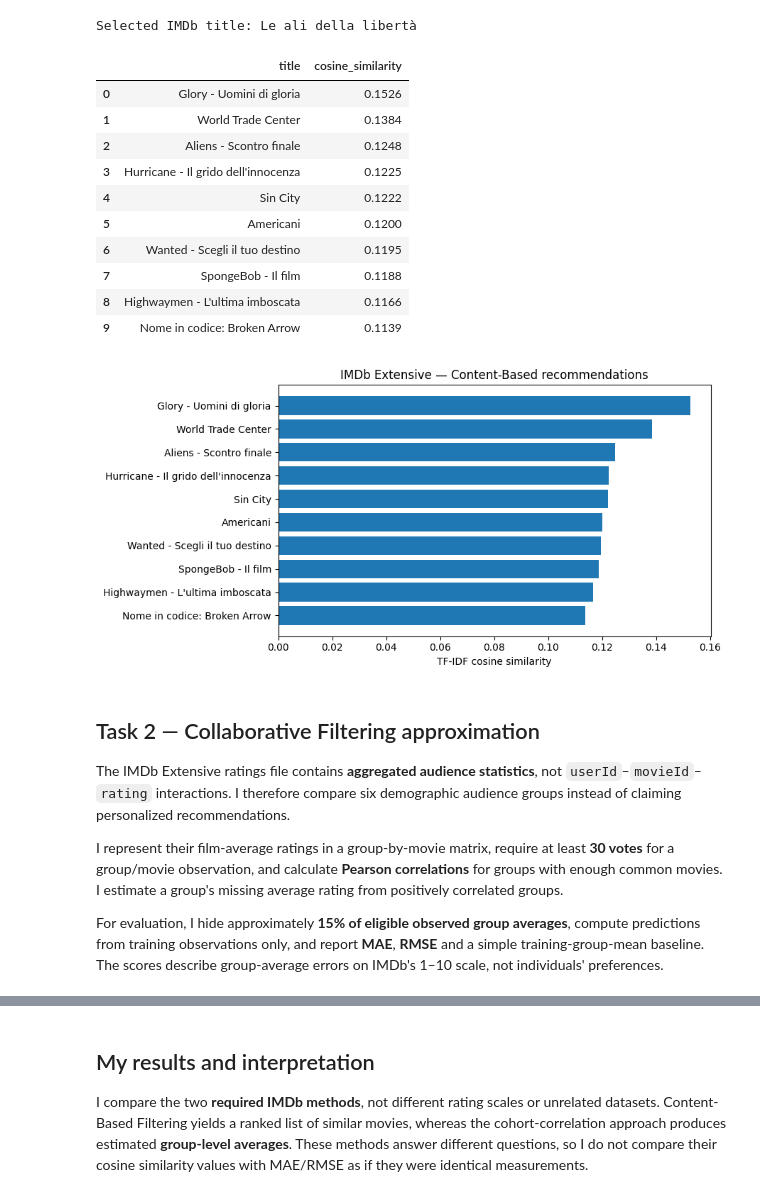
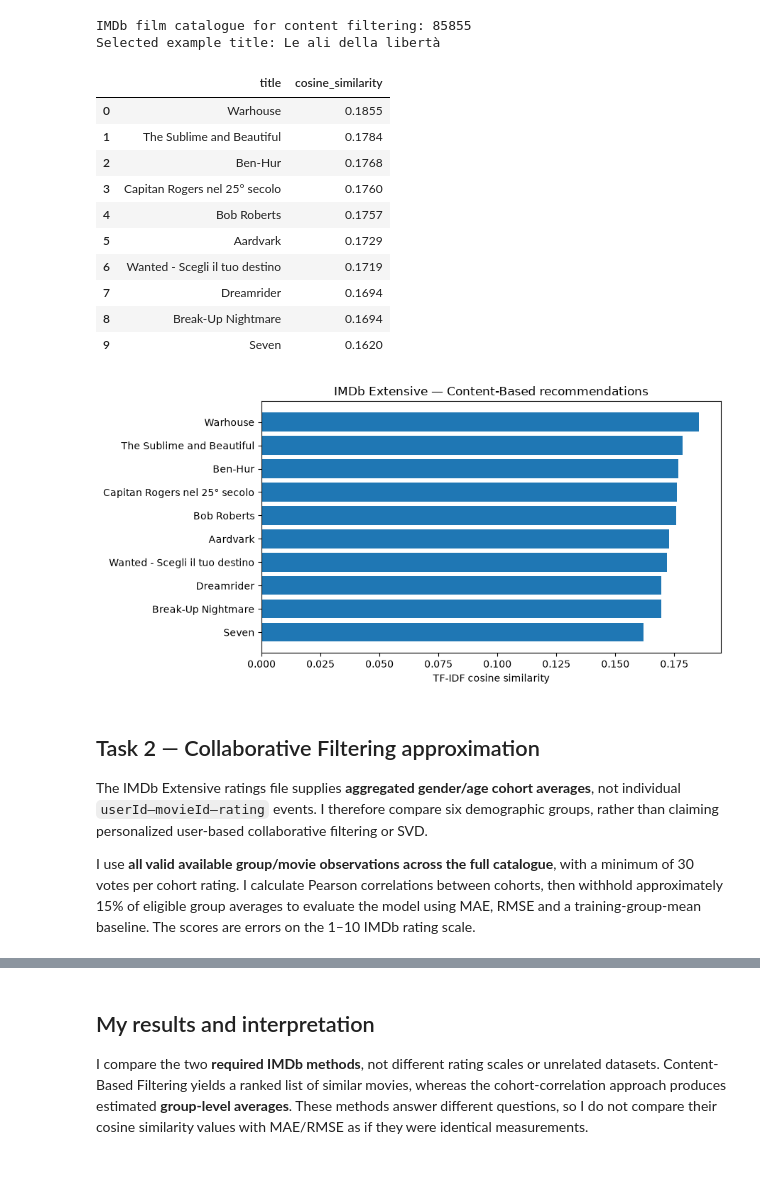
Before and after one commit to SupaHumano/CAI2100C-Movie-Recommendation-Systems, a Jupyter notebook: notebooks/Assignment_8_Juan_Luna_Santibanez_Movie_Recommendation_Systems.ipynb, the cells around one changed output, grey strips where cells are left out. Saved outputs shown, nothing was run; the diff lists cells and outputs as text; code cells hidden in the pictures; blank space fills up the shorter version.

```diff
--- a/notebooks/Assignment_8_Juan_Luna_Santibanez_Movie_Recommendation_Systems.ipynb
+++ b/notebooks/Assignment_8_Juan_Luna_Santibanez_Movie_Recommendation_Systems.ipynb
@@ -115,17 +112,16 @@ cohort_cols = [c for pair in COHORTS.values() for c in pair]
 assert {'imdb_title_id','title','genre','description','director','actors','votes','avg_vote'}.issubset(imdb_movies_raw.columns)
 assert {'imdb_title_id', *cohort_cols}.issubset(imdb_ratings_raw.columns)
 
-imdb_movies=imdb_movies_raw.copy()
-imdb_movies['votes']=pd.to_numeric(imdb_movies['votes'],errors='coerce').fillna(0)
-imdb_movies['avg_vote']=pd.to_numeric(imdb_movies['avg_vote'],errors='coerce')
-imdb_movies=imdb_movies[imdb_movies.votes.ge(1000)&imdb_movies.title.notna()&imdb_movies.imdb_title_id.notna()].copy()
-imdb_movies=imdb_movies.sort_values(['votes','imdb_title_id'],ascending=[False,True]).drop_duplicates('imdb_title_id').head(3000)
+# Keep the complete original catalogue: no popularity cutoff or title sampling.
+imdb_movies = imdb_movies_raw.copy()
+imdb_movies['votes'] = pd.to_numeric(imdb_movies['votes'], errors='coerce').fillna(0)
+imdb_movies['avg_vote'] = pd.to_numeric(imdb_movies['avg_vote'], errors='coerce')
+imdb_movies = imdb_movies[imdb_movies.imdb_title_id.notna()].drop_duplicates('imdb_title_id').copy()
 for col in ['title','genre','description','director','actors']:
-    imdb_movies[col]=imdb_movies[col].fillna('').astype(str)
-# Ignore duplicated keys in the right-hand table, not the movie rows themselves.
-imdb_ratings_unique=imdb_ratings_raw[['imdb_title_id']+cohort_cols].drop_duplicates('imdb_title_id')
-imdb_movies=imdb_movies.merge(imdb_ratings_unique,on='imdb_title_id',how='left',validate='one_to_one').reset_index(drop=True)
-assert len(imdb_movies)>=5
-print('IMDb titles in reproducible analysis subset:',len(imdb_movies))
+    imdb_movies[col] = imdb_movies[col].fillna('').astype(str)
+imdb_ratings_unique = imdb_ratings_raw[['imdb_title_id'] + cohort_cols].drop_duplicates('imdb_title_id')
+imdb_movies = imdb_movies.merge(imdb_ratings_unique, on='imdb_title_id', how='left', validate='one_to_one').reset_index(drop=True)
+assert len(imdb_movies) >= 85000
+print('Original film records:',len(imdb_movies_raw),'| usable catalogue records:',len(imdb_movies))
 display(imdb_movies[['title','genre','votes','avg_vote']].head())
 # %% [output]
@@ -139,40 +135,41 @@ IMDb titles in reproducible analysis subset: 3000
 # %%
-imdb_text=(imdb_movies.genre.str.replace(',',' ',regex=False)+' '+
-           imdb_movies.director.str.replace(',',' ',regex=False)+' '+
-           imdb_movies.actors.str.replace(',',' ',regex=False)+' '+imdb_movies.description)
-imdb_vectorizer=TfidfVectorizer(stop_words='english',ngram_range=(1,2),max_features=6000)
-imdb_features=imdb_vectorizer.fit_transform(imdb_text)
-imdb_title=str(imdb_movies.iloc[0].title)
-imdb_content=recommend_by_content(imdb_movies,imdb_features,imdb_title,k=10)
-print('Selected IMDb title:',imdb_title)
+imdb_text = (imdb_movies.genre.str.replace(',', ' ', regex=False) + ' ' +
+             imdb_movies.director.str.replace(',', ' ', regex=False) + ' ' +
+             imdb_movies.actors.str.replace(',', ' ', regex=False) + ' ' + imdb_movies.description)
+imdb_vectorizer = TfidfVectorizer(stop_words='english', ngram_range=(1,2), max_features=6000, dtype=np.float32)
+imdb_features = imdb_vectorizer.fit_transform(imdb_text)
+# Choose a well-rated, high-vote demonstration movie without excluding other movies from the model.
+imdb_title = str(imdb_movies.loc[imdb_movies.votes.idxmax(),'title'])
+imdb_content = recommend_by_content(imdb_movies,imdb_features,imdb_title,k=10)
+print('IMDb film catalogue for content filtering:',len(imdb_movies))
+print('Selected example title:',imdb_title)
 display(imdb_content.round(4))
-assert len(imdb_content)==10
-fig,ax=plt.subplots(figsize=(9,4.5));table=imdb_content.iloc[::-1]
-ax.barh(table.title.str.slice(0,38),table.cosine_similarity)
+assert len(imdb_content) == 10
+fig,ax = plt.subplots(figsize=(9,4.5)); table=imdb_content.iloc[::-1]
+ax.barh(table.title.str.slice(0,38), table.cosine_similarity)
 ax.set(title='IMDb Extensive — Content-Based recommendations',xlabel='TF-IDF cosine similarity')
 fig.tight_layout();plt.show()
 # %% [output]
-Selected IMDb title: Le ali della libertà
+IMDb film catalogue for content filtering: 85855
+Selected example title: Le ali della libertà
 |  | title | cosine_similarity |
-| 0 | Glory - Uomini di gloria | 0.1526 |
-| 1 | World Trade Center | 0.1384 |
-| 2 | Aliens - Scontro finale | 0.1248 |
-| 3 | Hurricane - Il grido dell'innocenza | 0.1225 |
-| 4 | Sin City | 0.1222 |
-| 5 | Americani | 0.1200 |
-| 6 | Wanted - Scegli il tuo destino | 0.1195 |
-| 7 | SpongeBob - Il film | 0.1188 |
-| 8 | Highwaymen - L'ultima imboscata | 0.1166 |
-| 9 | Nome in codice: Broken Arrow | 0.1139 |
+| 0 | Warhouse | 0.1855 |
+| 1 | The Sublime and Beautiful | 0.1784 |
+| 2 | Ben-Hur | 0.1768 |
+| 3 | Capitan Rogers nel 25° secolo | 0.1760 |
+| 4 | Bob Roberts | 0.1757 |
+| 5 | Aardvark | 0.1729 |
+| 6 | Wanted - Scegli il tuo destino | 0.1719 |
+| 7 | Dreamrider | 0.1694 |
+| 8 | Break-Up Nightmare | 0.1694 |
+| 9 | Seven | 0.1620 |
-[figure, old version]
+[figure, new version]
 # %% [markdown]
 ## Task 2 — Collaborative Filtering approximation
 
-The IMDb Extensive ratings file contains **aggregated audience statistics**, not `userId`–`movieId`–`rating` interactions. I therefore compare six demographic audience groups instead of claiming personalized recommendations.
+The IMDb Extensive ratings file supplies **aggregated gender/age cohort averages**, not individual `userId–movieId–rating` events. I therefore compare six demographic groups, rather than claiming personalized user-based collaborative filtering or SVD.
 
-I represent their film-average ratings in a group-by-movie matrix, require at least **30 votes** for a group/movie observation, and calculate **Pearson correlations** for groups with enough common movies. I estimate a group's missing average rating from positively correlated groups.
-
-For evaluation, I hide approximately **15% of eligible observed group averages**, compute predictions from training observations only, and report **MAE**, **RMSE** and a simple training-group-mean baseline. The scores describe group-average errors on IMDb's 1–10 scale, not individuals' preferences.
+I use **all valid available group/movie observations across the full catalogue**, with a minimum of 30 votes per cohort rating. I calculate Pearson correlations between cohorts, then withhold approximately 15% of eligible group averages to evaluate the model using MAE, RMSE and a training-group-mean baseline. The scores are errors on the 1–10 IMDb rating scale.
 # %%
 def make_cohort_matrix(frame,min_votes=30):
     rows=[]
```
Also changed, not shown: parts of 11 cells of this notebook, 7 other files.
